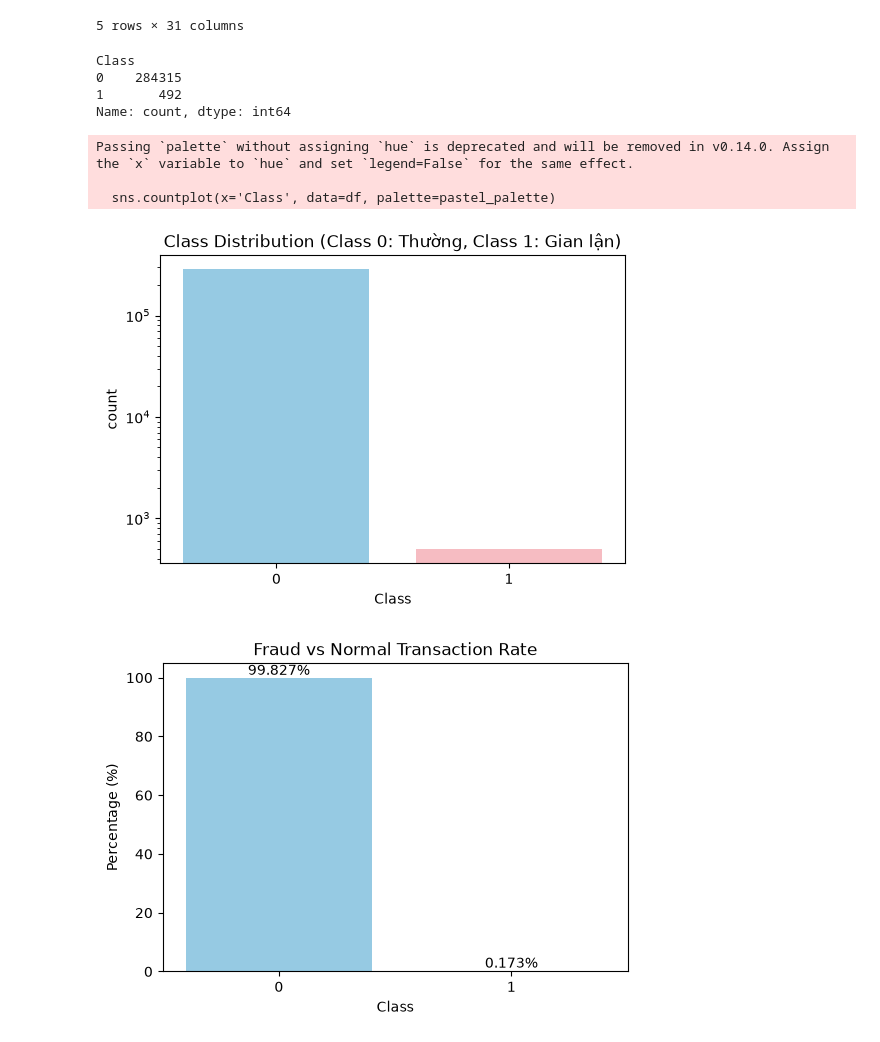
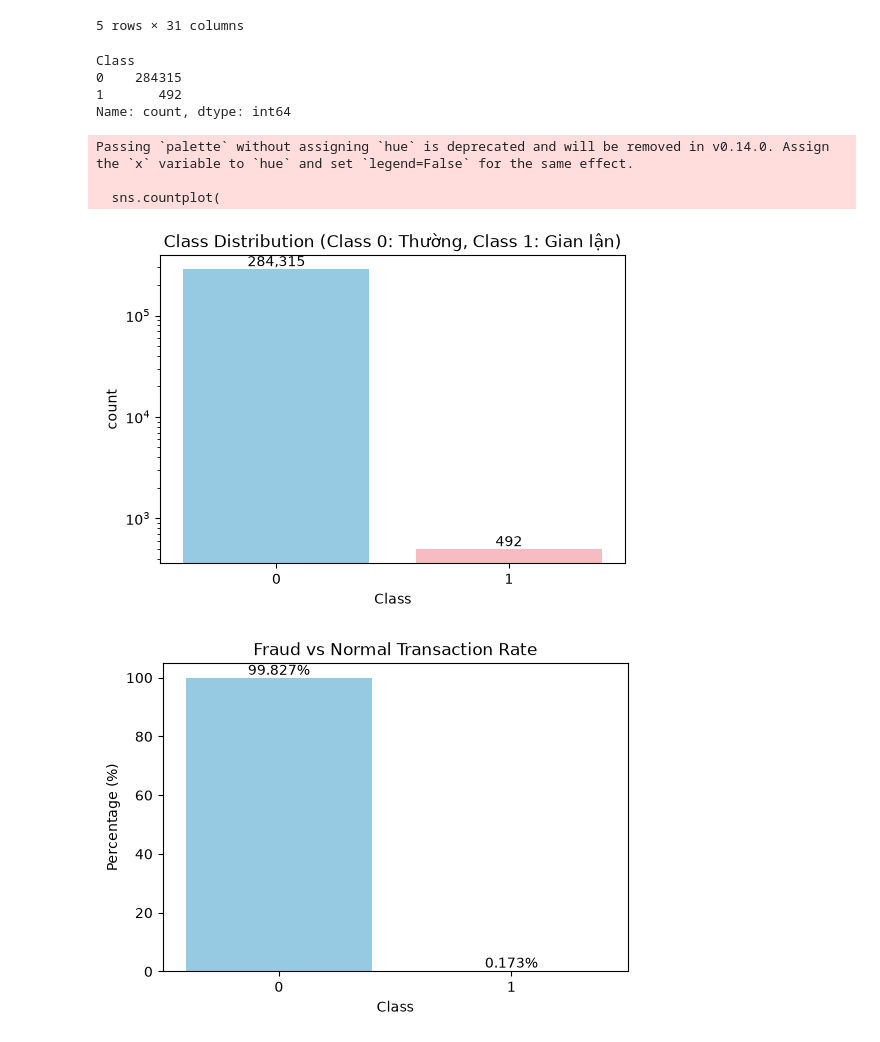
Before and after one commit to hamyphng/credit-card-fraud-detection, a Jupyter notebook: notebooks/01_eda.ipynb, the cells around one changed output. Drawn from its saved outputs; the diff is of its cells as text; code cells hidden in the pictures.

```diff
--- a/notebooks/01_eda.ipynb
+++ b/notebooks/01_eda.ipynb
@@ -62,26 +62,36 @@ df.head(5)
 5 rows × 31 columns
 # %%
 # Đếm số lượng giao dịch thường (0) và gian lận (1)
+from matplotlib import legend
+
+
 count_classes = df['Class'].value_counts()
 print(count_classes)
 
 # Trực quan hóa
 plt.figure(figsize=(6, 4))
 pastel_palette = ['#89cff0', '#ffb3ba'] # Xanh pastel (#89cff0) và Đỏ pastel (#ffb3ba)
 
-sns.countplot(x='Class', data=df, palette=pastel_palette)
+sns.countplot(
+    x='Class',
+    data=df,
+    palette=pastel_palette,
+    legend=False,)
 plt.title('Class Distribution (Class 0: Thường, Class 1: Gian lận)')
 plt.yscale('log') # Dùng log scale vì Class 0 rất nhiều so với Class 1
+
+for i, value in enumerate(count_classes.values):
+    plt.text(i, value, f"{value:,}", ha="center", va="bottom")
 plt.show()
 # %% [output]
 Class
 0    284315
 1       492
 Name: count, dtype: int64
 Passing `palette` without assigning `hue` is deprecated and will be removed in v0.14.0. Assign the `x` variable to `hue` and set `legend=False` for the same effect.
 
-  sns.countplot(x='Class', data=df, palette=pastel_palette)
+  sns.countplot(
-[figure, old version]
+[figure, new version]
 # %%
 # 2. Class proportions — easier to read than counts alone
 plt.figure(figsize=(6, 4))
```
Also changed, not shown: parts of 2 cells of this notebook, 3 other files.
